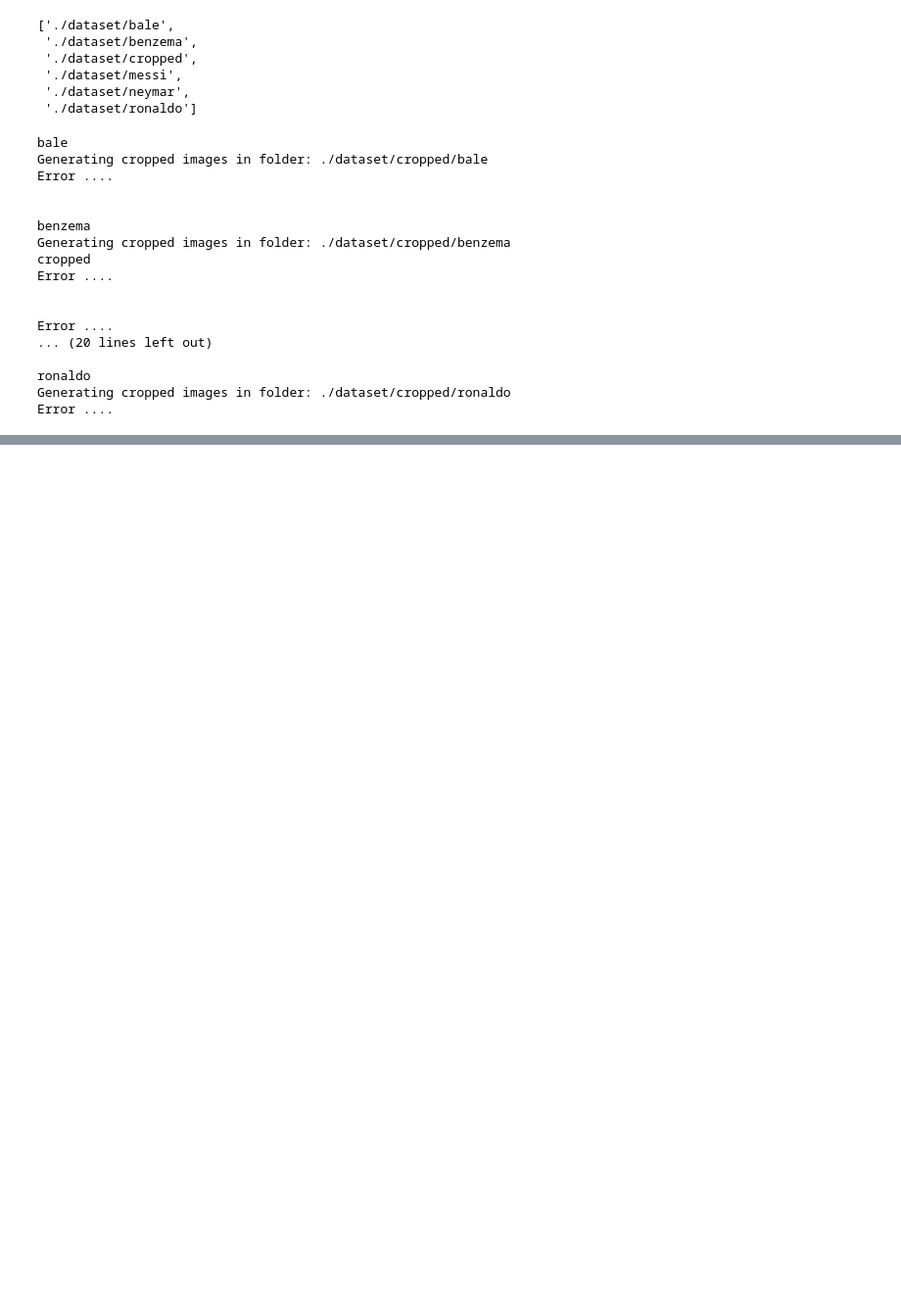
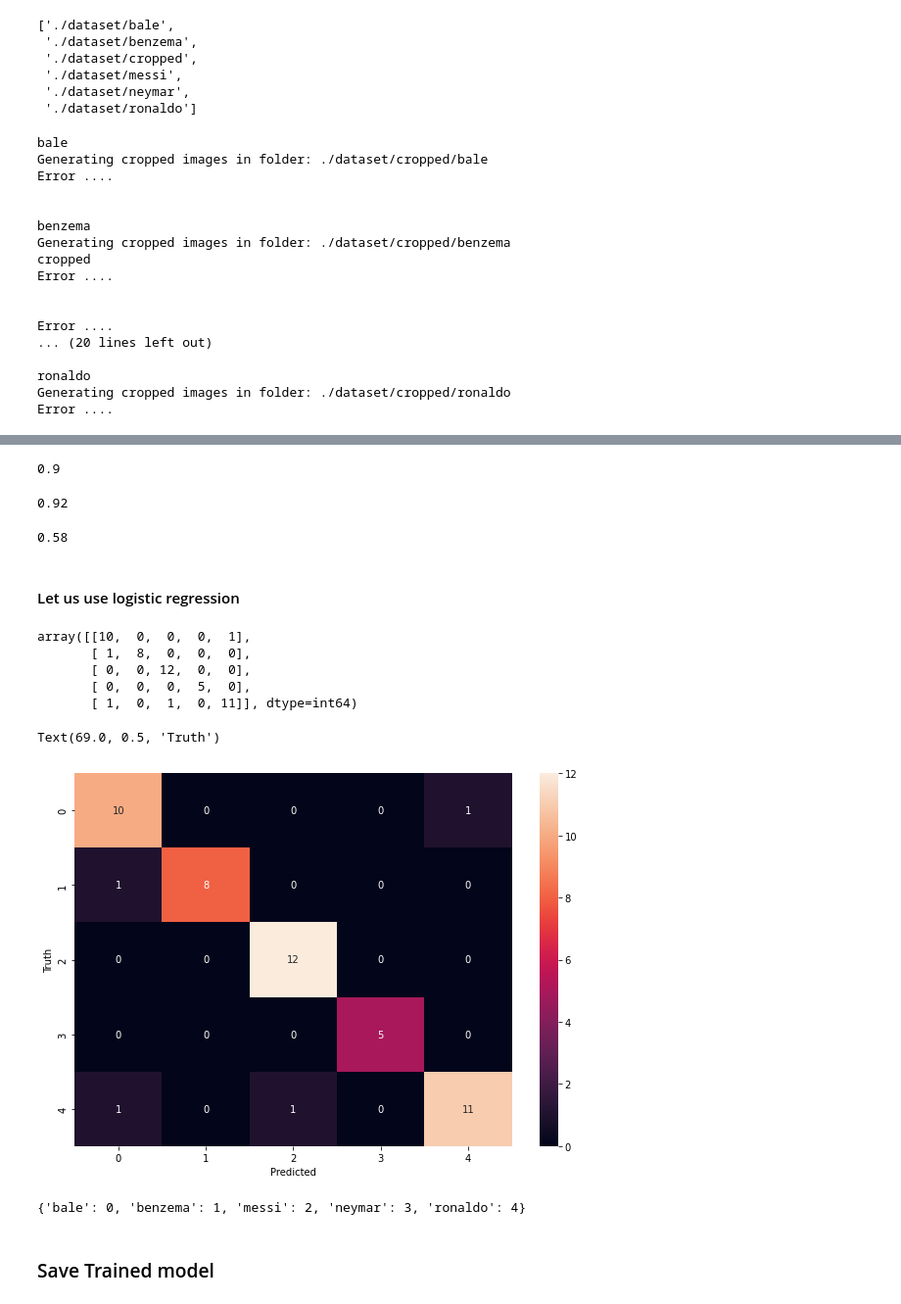
Before and after one commit to irfanrasheedkc/player_classifier, a Jupyter notebook: model/classifier_model.ipynb, the cells around one changed output, grey strips where cells are left out. Shown at 98% size. Drawn from its saved outputs; the diff is of its cells as text; code cells hidden in the pictures; blank space fills up the shorter version.

Commit message:
Model training completed
saved_model.pkl is the trained model pickle file and class_dictionary.json denote the number corresponding to each file

```diff
--- a/model/classifier_model.ipynb
+++ b/model/classifier_model.ipynb
@@ -238,0 +272,6 @@ array([108., 112., 171., ..., 216.,  28., 112.])
+# %%
+X_train, X_test, y_train, y_test = train_test_split(X, y, random_state=1 , test_size=0.2)
+
+pipe = Pipeline([('scaler', StandardScaler()), ('svc', SVC(kernel = 'rbf', C = 10))])
+pipe.fit(X_train, y_train)
+pipe.score(X_test, y_test)
@@ -238,0 +328,17 @@ array([108., 112., 171., ..., 216.,  28., 112.])
+# %%
+scores = []
+best_estimators = {}
+import pandas as pd
+for algo, mp in model_params.items():
+    pipe = make_pipeline(StandardScaler(), mp['model'])
+    clf =  GridSearchCV(pipe, mp['params'], cv=5, return_train_score=False)
+    clf.fit(X_train, y_train)
+    scores.append({
+        'model': algo,
+        'best_score': clf.best_score_,
+        'best_params': clf.best_params_
+    })
+    best_estimators[algo] = clf.best_estimator_
+
+df = pd.DataFrame(scores,columns=['model','best_score','best_params'])
+df
@@ -238,0 +362,41 @@ array([108., 112., 171., ..., 216.,  28., 112.])
+# %%
+best_estimators['svm'].score(X_test , y_test)
+# %% [output]
+0.9
+# %%
+best_estimators['logistic_regression'].score(X_test , y_test)
+# %% [output]
+0.92
+# %%
+best_estimators['random_forest'].score(X_test , y_test)
+# %% [output]
+0.58
+# %% [markdown]
+#### Let us use logistic regression
+# %%
+best_clf = best_estimators['logistic_regression']
+# %%
+from sklearn.metrics import confusion_matrix
+cm = confusion_matrix(y_test, best_clf.predict(X_test))
+cm
+# %% [output]
+array([[10,  0,  0,  0,  1],
+       [ 1,  8,  0,  0,  0],
+       [ 0,  0, 12,  0,  0],
+       [ 0,  0,  0,  5,  0],
+       [ 1,  0,  1,  0, 11]], dtype=int64)
+# %%
+import seaborn as sn
+plt.figure(figsize = (10,7))
+sn.heatmap(cm, annot=True)
+plt.xlabel('Predicted')
+plt.ylabel('Truth')
+# %% [output]
+Text(69.0, 0.5, 'Truth')
+[figure, added]
+# %%
+class_dict
+# %% [output]
+{'bale': 0, 'benzema': 1, 'messi': 2, 'neymar': 3, 'ronaldo': 4}
+# %% [markdown]
+### Save Trained model
```
Also changed, not shown: parts of 27 cells of this notebook, 2 other files.
